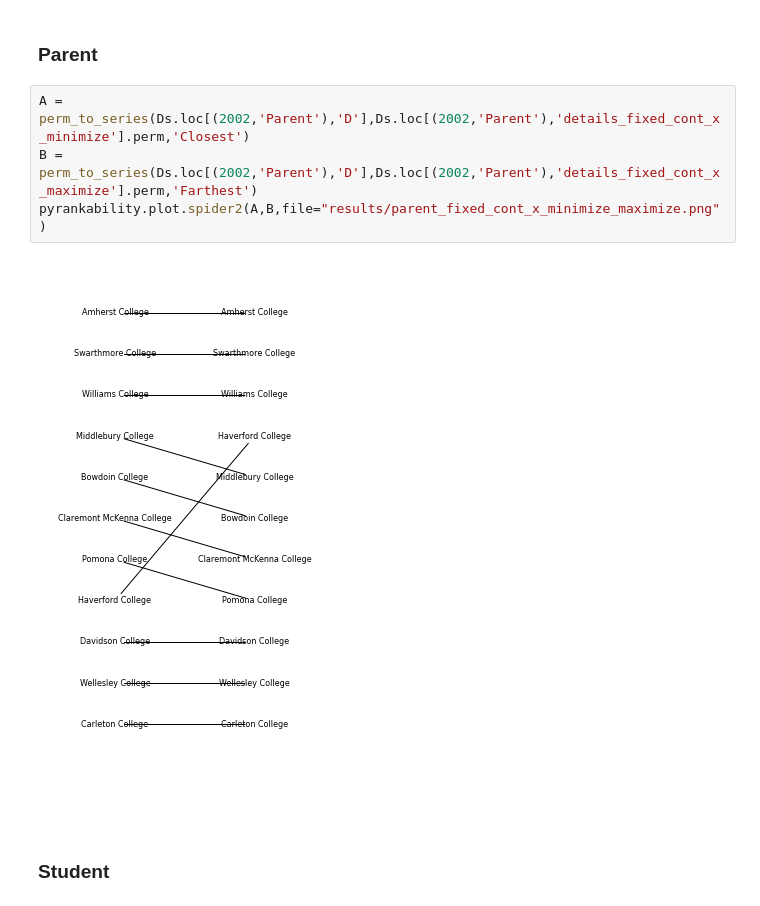
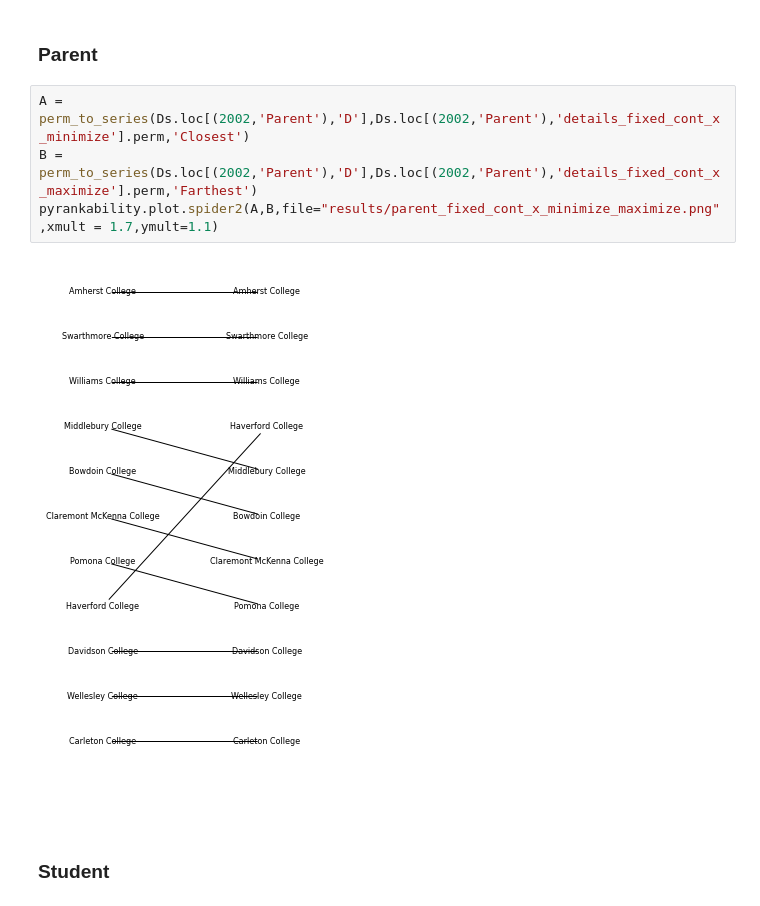
Before and after one commit to IGARDS/us_news_world_report_study, a Jupyter notebook: Analysis.ipynb, the cells around one changed output. Cells and saved outputs as stored; diff of their text form.

```diff
--- a/Analysis.ipynb
+++ b/Analysis.ipynb
@@ -277,9 +280,9 @@ def perm_to_series(D,perm,name):
 # %%
 A = perm_to_series(Ds.loc[(2002,'Parent'),'D'],Ds.loc[(2002,'Parent'),'details_fixed_cont_x_minimize'].perm,'Closest')
 B = perm_to_series(Ds.loc[(2002,'Parent'),'D'],Ds.loc[(2002,'Parent'),'details_fixed_cont_x_maximize'].perm,'Farthest')
-pyrankability.plot.spider2(A,B,file="results/parent_fixed_cont_x_minimize_maximize.png")
+pyrankability.plot.spider2(A,B,file="results/parent_fixed_cont_x_minimize_maximize.png",xmult = 1.7,ymult=1.1)
 # %% [output]
-[figure, old version]
+[figure, new version]
 # %% [markdown]
 ### Student
 # %%
```
Also changed, not shown: parts of 7 cells of this notebook, 20 other files.
